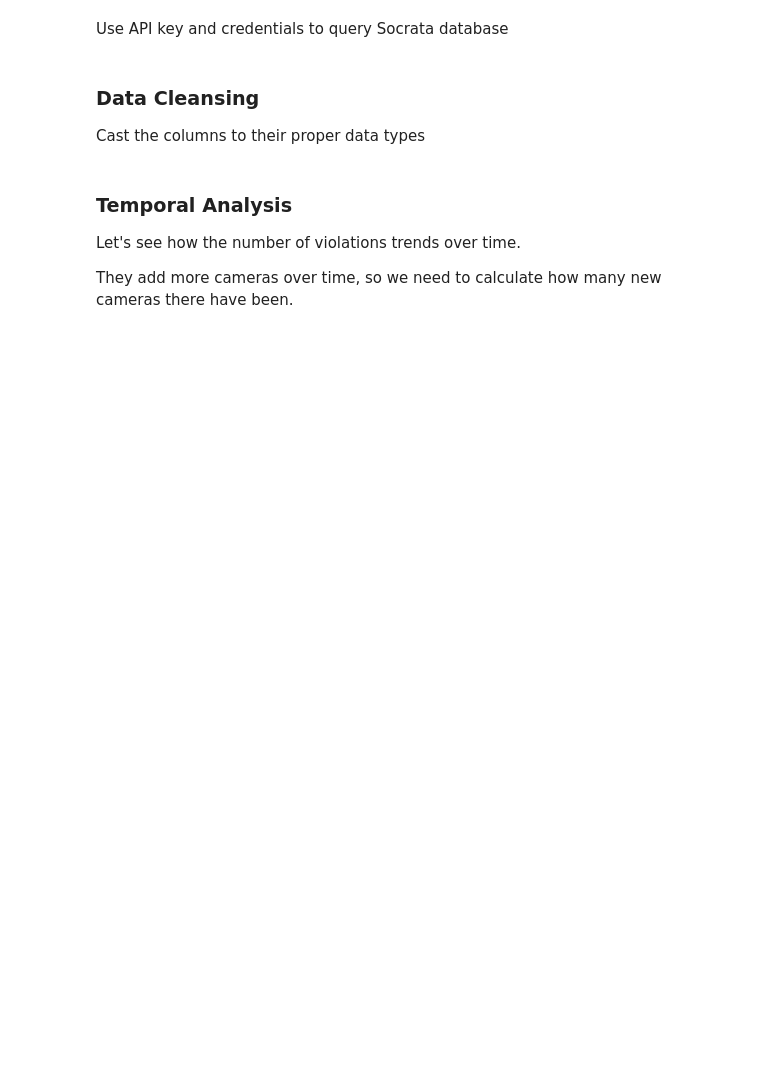
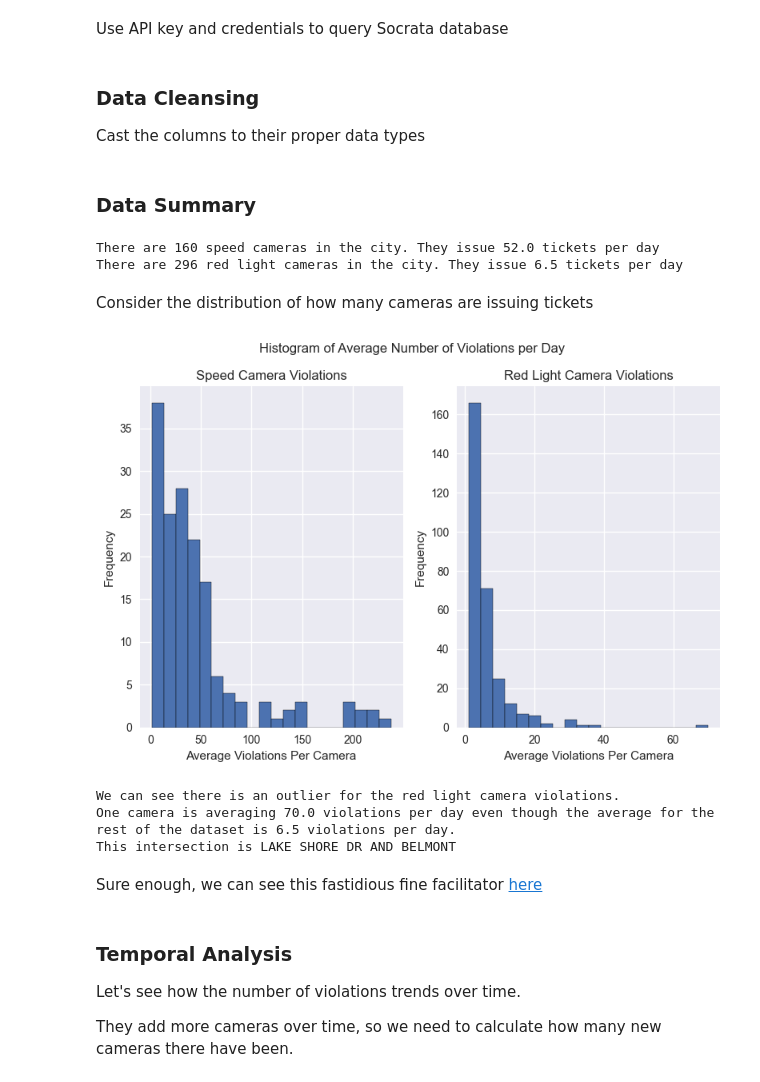
Before and after one commit to crmueller100/chicago-traffic-violations, a Jupyter notebook: analysis.ipynb, the cells around one changed output. Cells and saved outputs as stored; diff of their text form; code cells hidden in the pictures; blank space fills up the shorter version.

```diff
--- a/analysis.ipynb
+++ b/analysis.ipynb
@@ -37,6 +37,53 @@ red_light_violations_df['violation_date'] = pd.to_datetime(red_light_violations_
 
 speed_camera_violations_df['violation_day_of_week'] = speed_camera_violations_df['violation_date'].dt.strftime('%A')
 red_light_violations_df['violation_day_of_week'] = pd.to_datetime(red_light_violations_df['violation_date']).dt.strftime('%A')
+# %% [markdown]
+### Data Summary
+# %%
+print(f"There are {speed_camera_violations_df['camera_id'].nunique()} speed cameras in the city. They issue {round(speed_camera_violations_df.groupby('violation_date')['violations'].mean().mean(),1)} tickets per day")
+print(f"There are {red_light_violations_df['camera_id'].nunique()} red light cameras in the city. They issue {round(red_light_violations_df.groupby('violation_date')['violations'].mean().mean(),1)} tickets per day")
+# %% [output]
+There are 160 speed cameras in the city. They issue 52.0 tickets per day
+There are 296 red light cameras in the city. They issue 6.5 tickets per day
+# %% [markdown]
+Consider the distribution of how many cameras are issuing tickets
+# %%
+plt.style.use('seaborn-v0_8')
+fig, ax = plt.subplots(1, 2)
+
+average_speed_violations_per_camera_per_day = speed_camera_violations_df.groupby(['camera_id', 'violation_date'])['violations'].sum().groupby('camera_id').mean()
+average_red_light_violations_per_camera_per_day = red_light_violations_df.groupby(['camera_id', 'violation_date'])['violations'].sum().groupby('camera_id').mean()
+
+ax[0].hist(average_speed_violations_per_camera_per_day, bins=20, edgecolor='black')
+ax[1].hist(average_red_light_violations_per_camera_per_day, bins=20, edgecolor='black')
+
+ax[0].set_xlabel('Average Violations Per Camera')
+ax[0].set_ylabel('Frequency')
+ax[0].set_title('Speed Camera Violations')
+
+ax[1].set_xlabel('Average Violations Per Camera')
+ax[1].set_ylabel('Frequency')
+ax[1].set_title('Red Light Camera Violations')
+
+fig.suptitle('Histogram of Average Number of Violations per Day')
+plt.tight_layout()
+plt.show()
+# %% [output]
+[figure, added]
+# %%
+camera_id_of_highest_frequency = red_light_violations_df.groupby(['camera_id', 'violation_date'])['violations'].sum().groupby('camera_id').mean().sort_values().index[-1]
+highest_average_frequency = red_light_violations_df.groupby(['camera_id', 'violation_date'])['violations'].sum().groupby('camera_id').mean().sort_values().values[-1]
+intersection_of_highest_red_light_violations = red_light_violations_df[red_light_violations_df['camera_id'] == camera_id_of_highest_frequency]['intersection'].unique()[0]
+
+print(f"We can see there is an outlier for the red light camera violations. \
+      \nOne camera is averaging {highest_average_frequency} violations per day even though the average for the rest of the dataset is {round(red_light_violations_df.groupby('violation_date')['violations'].mean().mean(),1)} violations per day. \
+      \nThis intersection is {intersection_of_highest_red_light_violations}")
+# %% [output]
+We can see there is an outlier for the red light camera violations.
+One camera is averaging 70.0 violations per day even though the average for the rest of the dataset is 6.5 violations per day.
+This intersection is LAKE SHORE DR AND BELMONT
+# %% [markdown]
+Sure enough, we can see this fastidious fine facilitator [here](https://www.google.com/maps/@41.9404408,-87.6389125,3a,85.9y,337.73h,89.01t/data=!3m6!1e1!3m4!1s45oLMBFgk2CaYhTA8ty-RQ!2e0!7i16384!8i8192?entry=ttu)
 # %% [markdown]
 ### Temporal Analysis
 Let's see how the number of violations trends over time.
```
Also changed, not shown: parts of 2 cells of this notebook, 2 other files.
